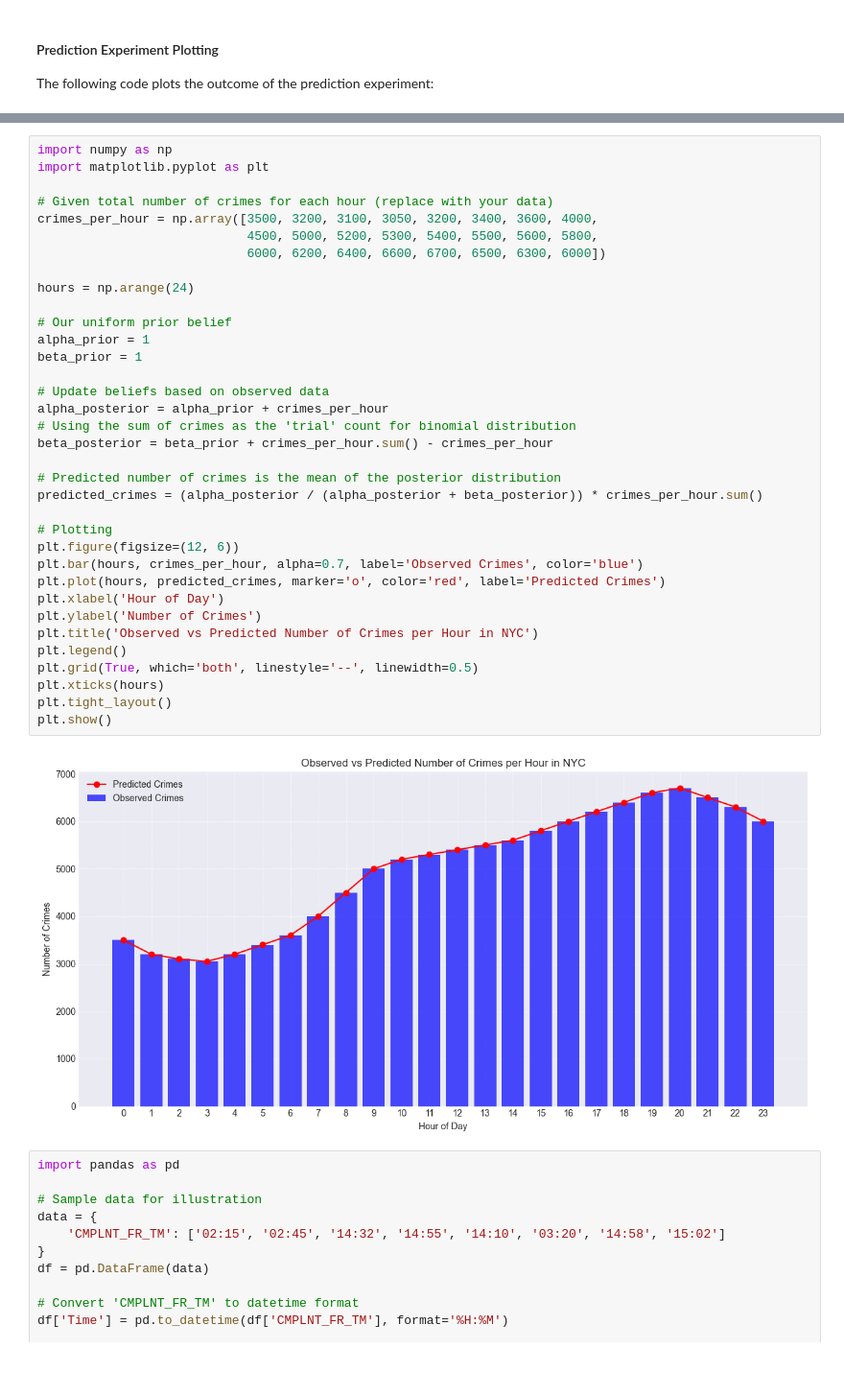
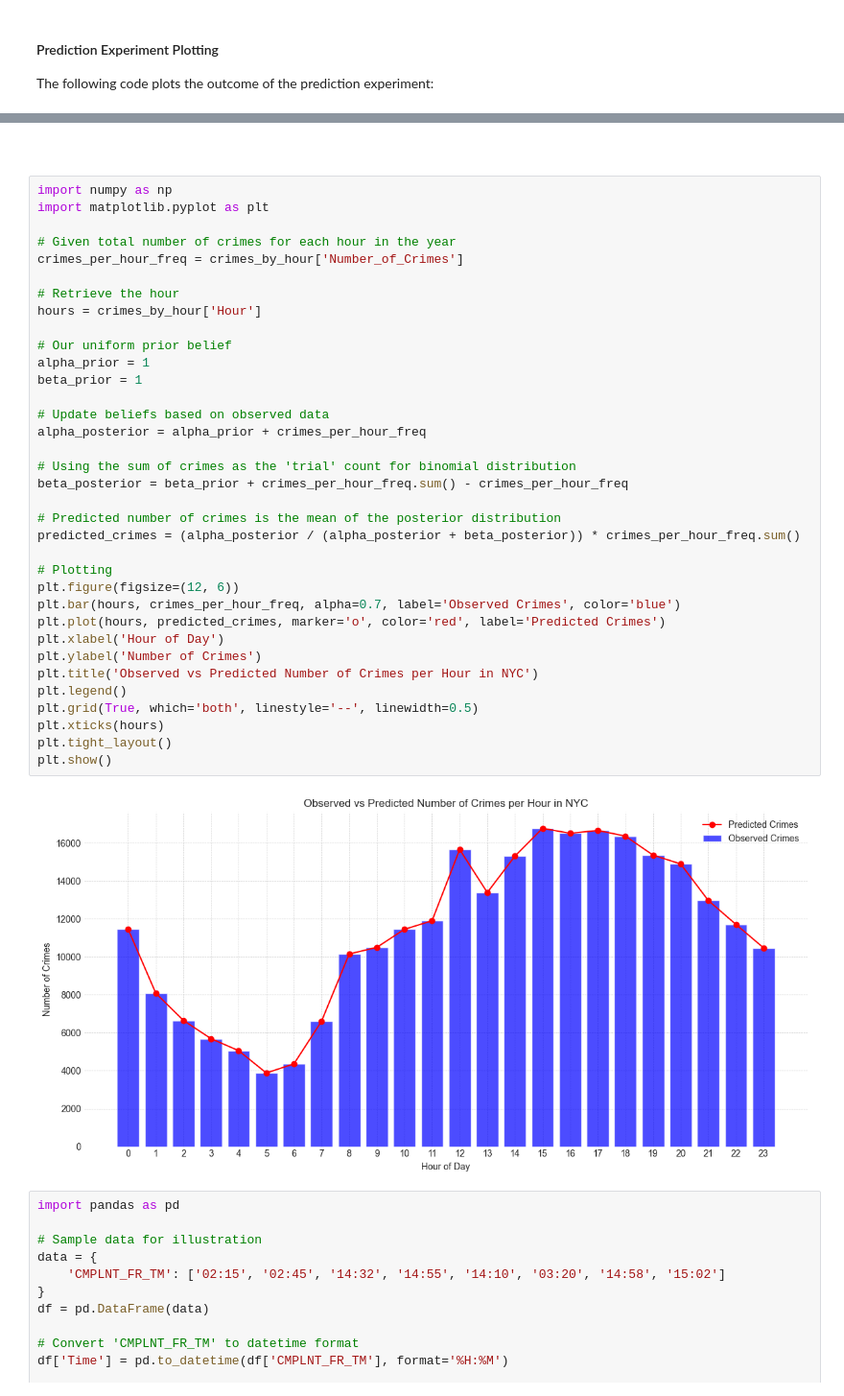
Before and after one commit to bs333/mgt-451, a Jupyter notebook: MGT451 - Assignments/MGT451 - Assignment #1/MGT451 - Assignment #1 ~ Optimal Predictions.ipynb, the cells around one changed output, grey strips where cells are left out. Shown at 96% size. Drawn from its saved outputs; the diff is of its cells as text; blank space fills up the shorter version.

```diff
--- a/MGT451 - Assignments/MGT451 - Assignment #1/MGT451 - Assignment #1 ~ Optimal Predictions.ipynb
+++ b/MGT451 - Assignments/MGT451 - Assignment #1/MGT451 - Assignment #1 ~ Optimal Predictions.ipynb
@@ -223,40 +223,42 @@ plt.show()
+# %% [markdown]
+####
 # %%
 import numpy as np
 import matplotlib.pyplot as plt
 
-# Given total number of crimes for each hour (replace with your data)
-crimes_per_hour = np.array([3500, 3200, 3100, 3050, 3200, 3400, 3600, 4000,
-                            4500, 5000, 5200, 5300, 5400, 5500, 5600, 5800,
-                            6000, 6200, 6400, 6600, 6700, 6500, 6300, 6000])
+# Given total number of crimes for each hour in the year
+crimes_per_hour_freq = crimes_by_hour['Number_of_Crimes']
 
-hours = np.arange(24)
+# Retrieve the hour
+hours = crimes_by_hour['Hour']
 
 # Our uniform prior belief
 alpha_prior = 1
 beta_prior = 1
 
 # Update beliefs based on observed data
-alpha_posterior = alpha_prior + crimes_per_hour
+alpha_posterior = alpha_prior + crimes_per_hour_freq
+
 # Using the sum of crimes as the 'trial' count for binomial distribution
-beta_posterior = beta_prior + crimes_per_hour.sum() - crimes_per_hour
+beta_posterior = beta_prior + crimes_per_hour_freq.sum() - crimes_per_hour_freq
 
 # Predicted number of crimes is the mean of the posterior distribution
-predicted_crimes = (alpha_posterior / (alpha_posterior + beta_posterior)) * crimes_per_hour.sum()
+predicted_crimes = (alpha_posterior / (alpha_posterior + beta_posterior)) * crimes_per_hour_freq.sum()
 
 # Plotting
 plt.figure(figsize=(12, 6))
-plt.bar(hours, crimes_per_hour, alpha=0.7, label='Observed Crimes', color='blue')
+plt.bar(hours, crimes_per_hour_freq, alpha=0.7, label='Observed Crimes', color='blue')
 plt.plot(hours, predicted_crimes, marker='o', color='red', label='Predicted Crimes')
 plt.xlabel('Hour of Day')
 plt.ylabel('Number of Crimes')
 plt.title('Observed vs Predicted Number of Crimes per Hour in NYC')
 plt.legend()
 plt.grid(True, which='both', linestyle='--', linewidth=0.5)
 plt.xticks(hours)
 plt.tight_layout()
 plt.show()
 # %% [output]
-[figure, old version]
+[figure, new version]
 # %%
 import pandas as pd
 
```
Also changed, not shown: parts of 3 cells of this notebook.
